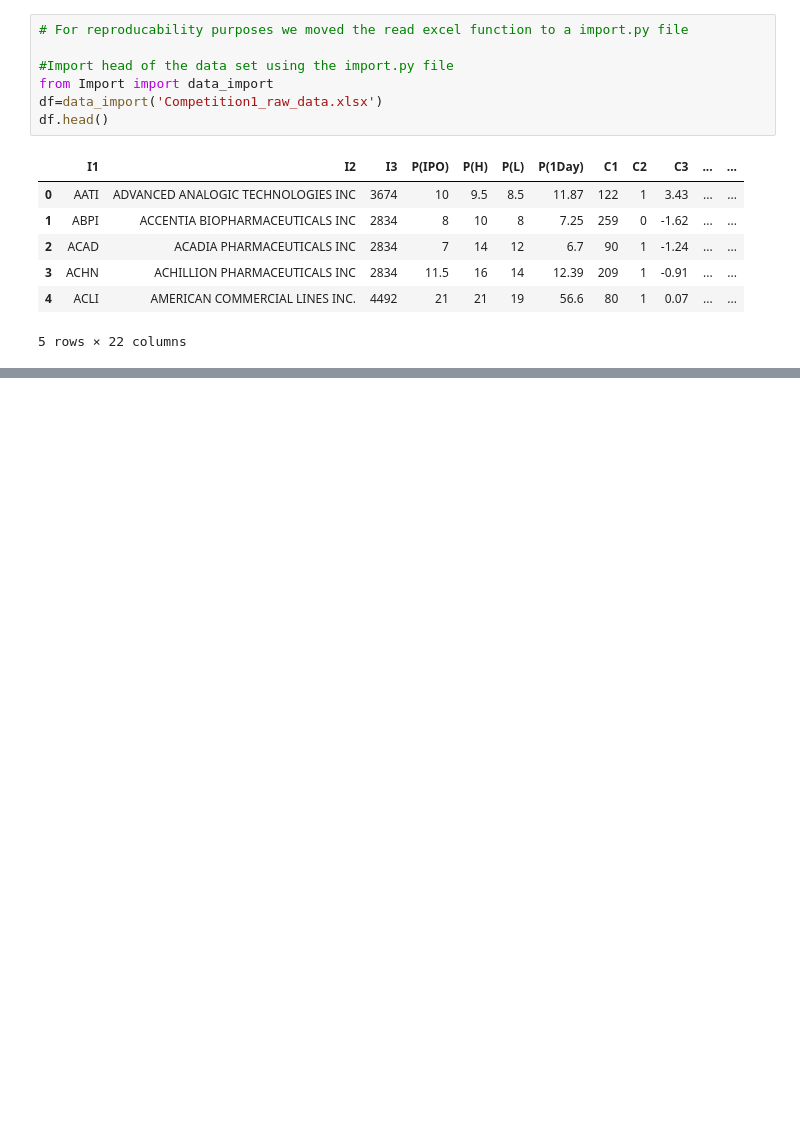
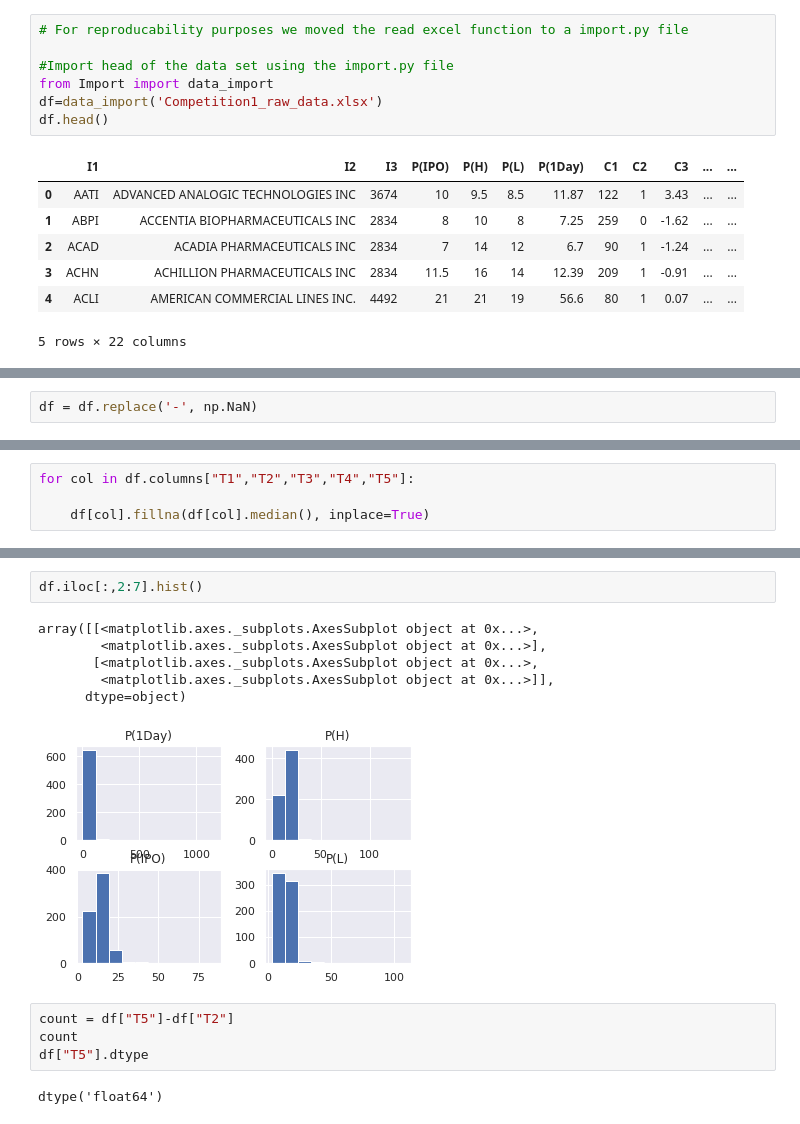
Before and after one commit to BA545-SP2019/2019-competition1-3-musketeers, a Jupyter notebook: Martin.ipynb, the cells around one changed output, grey strips where cells are left out. Drawn from its saved outputs; the diff is of its cells as text; blank space fills up the shorter version.

```diff
--- a/Martin.ipynb
+++ b/Martin.ipynb
@@ -36,0 +66,2 @@ df.head()
+# %%
+df = df.replace('-', np.NaN)
@@ -36,0 +131,4 @@ df.head()
+# %%
+for col in df.columns["T1","T2","T3","T4","T5"]:
+
+    df[col].fillna(df[col].median(), inplace=True)
@@ -36,0 +193,15 @@ df.head()
+# %%
+df.iloc[:,2:7].hist()
+# %% [output]
+array([[<matplotlib.axes._subplots.AxesSubplot object at 0x...>,
+        <matplotlib.axes._subplots.AxesSubplot object at 0x...>],
+       [<matplotlib.axes._subplots.AxesSubplot object at 0x...>,
+        <matplotlib.axes._subplots.AxesSubplot object at 0x...>]],
+      dtype=object)
+[figure, added]
+# %%
+count = df["T5"]-df["T2"]
+count
+df["T5"].dtype
+# %% [output]
+dtype('float64')
```
Also changed, not shown: parts of 11 cells of this notebook.
